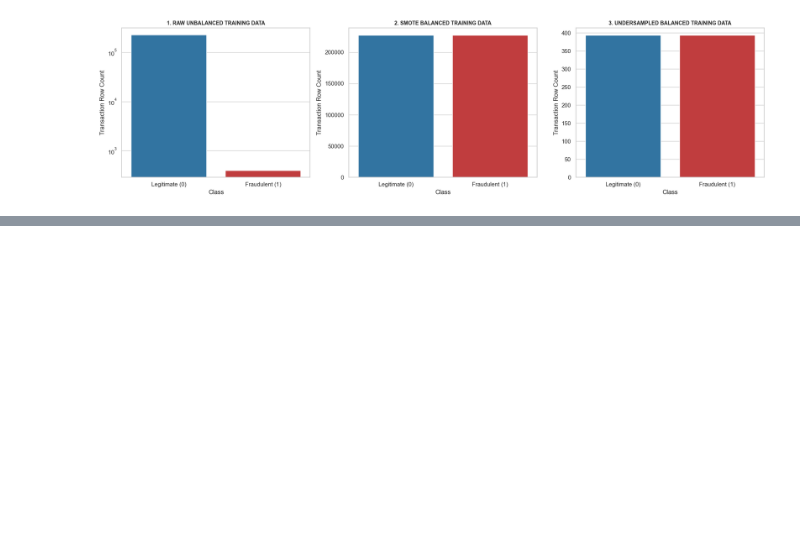
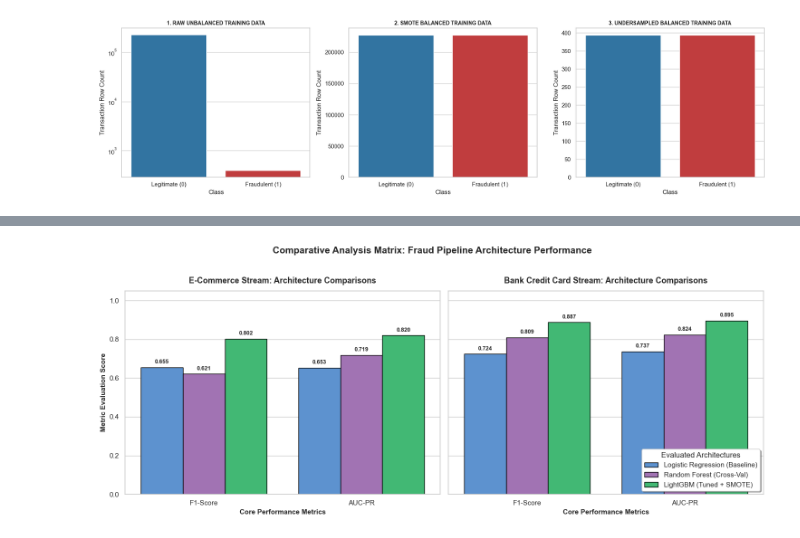
Before and after one commit to KetimTesfaye/fraud-detection, a Jupyter notebook: notebooks/modeling.ipynb, the cells around one changed output, grey strips where cells are left out. Saved outputs shown, nothing was run; the diff lists cells and outputs as text; code cells hidden in the pictures; blank space fills up the shorter version.

```diff
--- a/notebooks/modeling.ipynb
+++ b/notebooks/modeling.ipynb
@@ -227,0 +933,99 @@ Passing `palette` without assigning `hue` is deprecated and will be removed in v
+# %%
+import matplotlib.pyplot as plt
+import seaborn as sns
+import pandas as pd
+import numpy as np
+
+print("==================================================================")
+print("     PHASE 7: MODEL PERFORMANCE COMPARISON VISUALIZATION         ")
+print("==================================================================")
+
+# 1. Structure the compiled model metrics into a neat dataframe
+plot_data = [
+    # E-Commerce Data Stream Matrix Points
+    {"Dataset": "E-Commerce", "Model": "Logistic Regression (Baseline)", "Metric": "F1-Score", "Value": 0.6550},
+    {"Dataset": "E-Commerce", "Model": "Logistic Regression (Baseline)", "Metric": "AUC-PR", "Value": 0.6530},
+    {"Dataset": "E-Commerce", "Model": "Random Forest (Cross-Val)", "Metric": "F1-Score", "Value": 0.6212},
+    {"Dataset": "E-Commerce", "Model": "Random Forest (Cross-Val)", "Metric": "AUC-PR", "Value": 0.7185},
+    {"Dataset": "E-Commerce", "Model": "LightGBM (Tuned Candidate)", "Metric": "F1-Score", "Value": 0.8023},
+    {"Dataset": "E-Commerce", "Model": "LightGBM (Tuned Candidate)", "Metric": "AUC-PR", "Value": 0.8195},
+
+    # Bank Credit Card Stream Matrix Points
+    {"Dataset": "Bank Credit Card", "Model": "Logistic Regression (Baseline)", "Metric": "F1-Score", "Value": 0.7241},
+    {"Dataset": "Bank Credit Card", "Model": "Logistic Regression (Baseline)", "Metric": "AUC-PR", "Value": 0.7367},
+    {"Dataset": "Bank Credit Card", "Model": "Random Forest (Cross-Val)", "Metric": "F1-Score", "Value": 0.8088},
+    {"Dataset": "Bank Credit Card", "Model": "Random Forest (Cross-Val)", "Metric": "AUC-PR", "Value": 0.8236},
+    {"Dataset": "Bank Credit Card", "Model": "LightGBM (Tuned + SMOTE)", "Metric": "F1-Score", "Value": 0.8872},
+    {"Dataset": "Bank Credit Card", "Model": "LightGBM (Tuned + SMOTE)", "Metric": "AUC-PR", "Value": 0.8951}
+]
+
+df_metrics = pd.DataFrame(plot_data)
+
+# 2. Initialize a clean, presentation-ready 2-panel subplot figure
+sns.set_theme(style="whitegrid")
+fig, axes = plt.subplots(1, 2, figsize=(15, 6), sharey=True)
+
+datasets = ["E-Commerce", "Bank Credit Card"]
+colors = ["#4A90E2", "#A569BD", "#2ECC71"] # Custom Blue, Purple, Green palette
+
+for i, domain in enumerate(datasets):
+    domain_df = df_metrics[df_metrics["Dataset"] == domain]
+
+    # Generate grouped bar plots grouping by metric type (F1 vs AUC-PR)
+    sns.barplot(
+        data=domain_df,
+        x="Metric",
+        y="Value",
+        hue="Model",
+        ax=axes[i],
+        palette=colors,
+        edgecolor="black",
+        linewidth=1
+    )
+
+    # Chart Styling and Annotations
+    axes[i].set_title(f"{domain} Stream: Architecture Comparisons", fontsize=13, fontweight='bold', pad=12)
+    axes[i].set_xlabel("Core Performance Metrics", fontsize=11, fontweight='bold')
+    axes[i].set_ylim(0, 1.05)
+
+    # Add numerical value labels over each bar
+    for container in axes[i].containers:
+        axes[i].bar_label(container, fmt='%.3f', padding=4, fontsize=9, fontweight='bold')
+
+    if i == 0:
+        axes[i].set_ylabel("Metric Evaluation Score", fontsize=11, fontweight='bold')
+        axes[i].get_legend().remove() # Merge legend cleanly on the right side panel
+    else:
+        axes[i].set_ylabel("")
+        axes[i].legend(title="Evaluated Architectures", loc="lower right", frameon=True, shadow=True)
+
+plt.suptitle("Comparative Analysis Matrix: Fraud Pipeline Architecture Performance", fontsize=15, fontweight='bold', y=1.02)
+plt.tight_layout()
+plt.show()
+
+# ------------------------------------------------------------------
+# 3. BONUS VISUALIZATION: SYSTEM RUNTIME INFERENCE LATENCY TRADEOFF
+# ------------------------------------------------------------------
+plt.figure(figsize=(7, 4))
+latency_data = {
+    "Logistic Regression": 0.8,
+    "LightGBM": 10.5,
+    "Random Forest": 115.2
+}
+
+bars = plt.barh(list(latency_data.keys()), list(latency_data.values()), color=['#4A90E2', '#2ECC71', '#A569BD'], edgecolor='black')
+plt.axvline(x=20, color='red', linestyle='--', linewidth=1.5, label='Production SLA Threshold (20ms)')
+plt.xlabel("Inference Runtime Latency per Swipe (milliseconds)", fontsize=11, fontweight='bold')
+plt.title("Operational Footprint: Live Transaction Inference Speeds", fontsize=12, fontweight='bold', pad=10)
+plt.xlim(0, 140)
+plt.legend()
+
+# Add text labels on the horizontal bars
+for bar in bars:
+    width = bar.get_width()
+    plt.text(width + 2, bar.get_y() + bar.get_height()/2, f'{width:.1f} ms',
+             va='center', ha='left', fontsize=10, fontweight='bold')
+
+plt.tight_layout()
+plt.show()
+# %% [output]
@@ -227,0 +1035 @@ Passing `palette` without assigning `hue` is deprecated and will be removed in v
+[figure, added]
```
Also changed, not shown: parts of 8 cells of this notebook.
